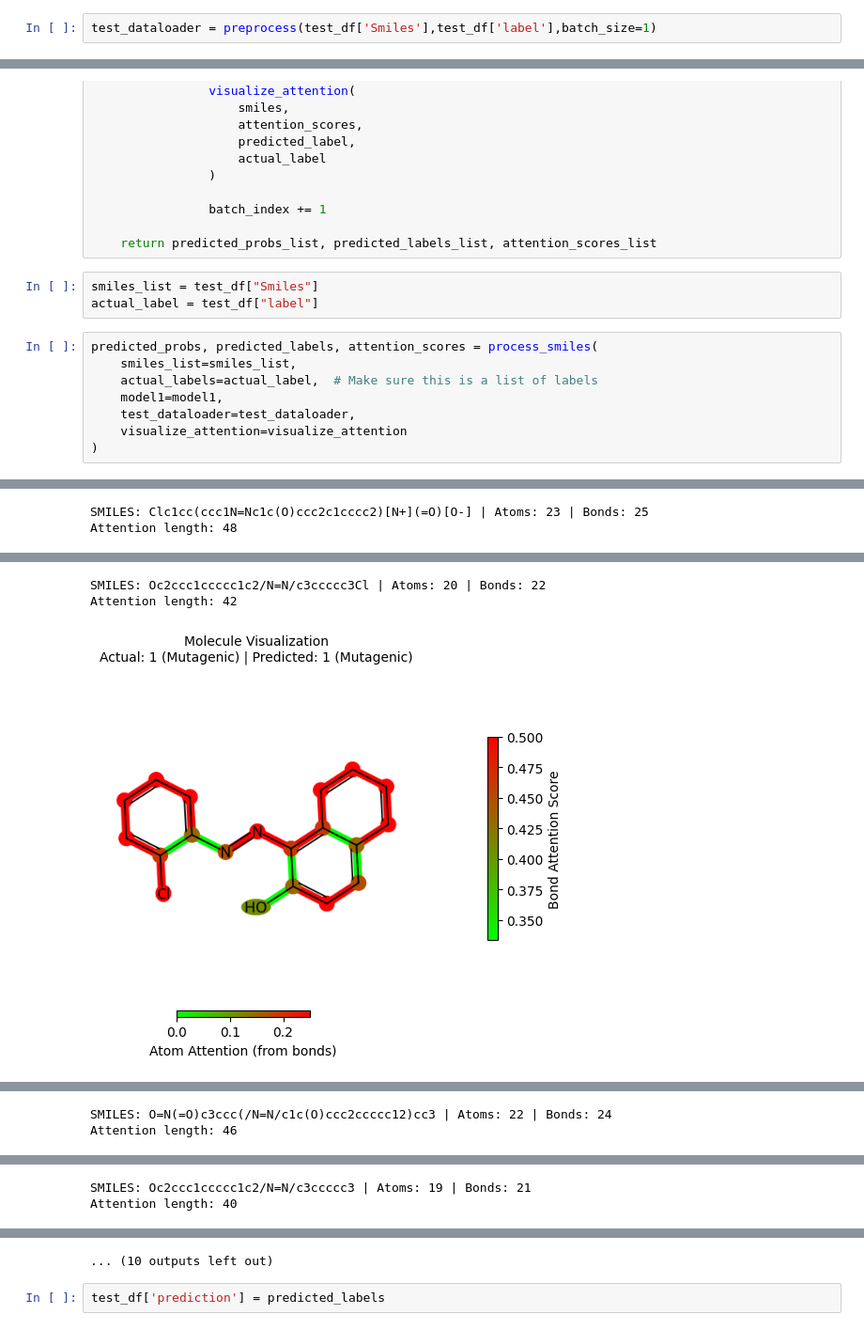
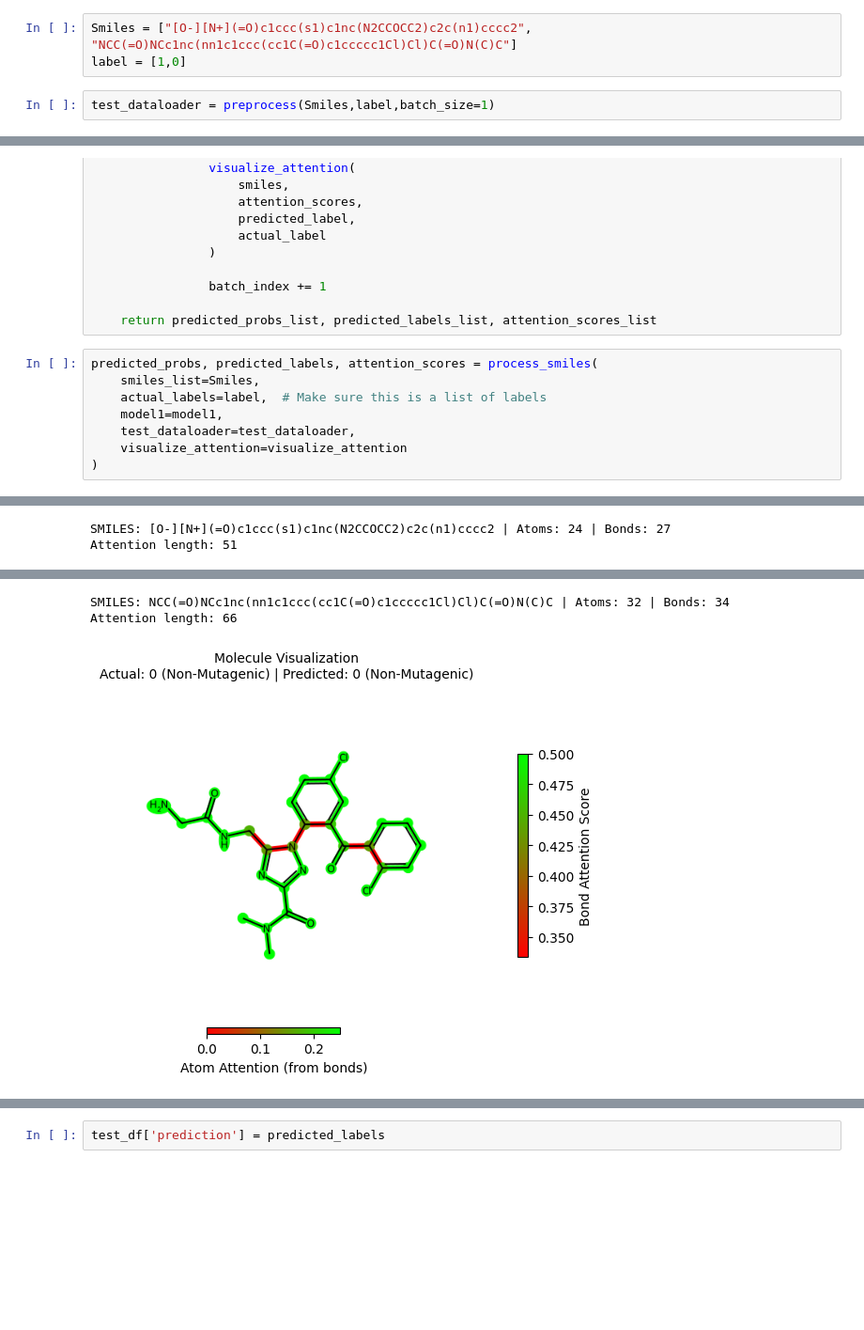
Before and after one commit to PozeSCAF/Poze-AMES, a Jupyter notebook: inference.ipynb, the cells around one changed output, grey strips where cells are left out. Shown at 94% size. Saved outputs shown, nothing was run; the diff lists cells and outputs as text; blank space fills up the shorter version.

```diff
--- a/inference.ipynb
+++ b/inference.ipynb
@@ -78,6 +78,10 @@ def preprocess(smiles,labels=None,batch_size=None,shuffle=None,generator=None):
     # generator=torch.Generator().manual_seed(42)
 )
     return combined_dataloader
+# %%
+Smiles = ["[O-][N+](=O)c1ccc(s1)c1nc(N2CCOCC2)c2c(n1)cccc2",
+"NCC(=O)NCc1nc(nn1c1ccc(cc1C(=O)c1ccccc1Cl)Cl)C(=O)N(C)C"]
+label = [1,0]
 # %%
-test_dataloader = preprocess(test_df['Smiles'],test_df['label'],batch_size=1)
+test_dataloader = preprocess(Smiles,label,batch_size=1)
 # %% [output]
@@ -356,13 +360,10 @@ def process_smiles(smiles_list, actual_labels, model1, test_dataloader, visualiz
                 batch_index += 1
 
     return predicted_probs_list, predicted_labels_list, attention_scores_list
-# %%
-smiles_list = test_df["Smiles"]
-actual_label = test_df["label"]
 # %%
 predicted_probs, predicted_labels, attention_scores = process_smiles(
-    smiles_list=smiles_list,
-    actual_labels=actual_label,  # Make sure this is a list of labels
+    smiles_list=Smiles,
+    actual_labels=label,  # Make sure this is a list of labels
     model1=model1,
     test_dataloader=test_dataloader,
     visualize_attention=visualize_attention
@@ -378,2 +379,2 @@ predicted_probs, predicted_labels, attention_scores = process_smiles(
-SMILES: Clc1cc(ccc1N=Nc1c(O)ccc2c1cccc2)[N+](=O)[O-] | Atoms: 23 | Bonds: 25
-Attention length: 48
+SMILES: [O-][N+](=O)c1ccc(s1)c1nc(N2CCOCC2)c2c(n1)cccc2 | Atoms: 24 | Bonds: 27
+Attention length: 51
@@ -388,3 +389,3 @@ Attention length: 48
-SMILES: Oc2ccc1ccccc1c2/N=N/c3ccccc3Cl | Atoms: 20 | Bonds: 22
-Attention length: 42
+SMILES: NCC(=O)NCc1nc(nn1c1ccc(cc1C(=O)c1ccccc1Cl)Cl)C(=O)N(C)C | Atoms: 32 | Bonds: 34
+Attention length: 66
-[figure, old version]
+[figure, new version]
@@ -398,2 +391,0 @@ Attention length: 42
-SMILES: O=N(=O)c3ccc(/N=N/c1c(O)ccc2ccccc12)cc3 | Atoms: 22 | Bonds: 24
-Attention length: 46
@@ -401,2 +391,0 @@ Attention length: 46
-SMILES: Oc2ccc1ccccc1c2/N=N/c3ccccc3 | Atoms: 19 | Bonds: 21
-Attention length: 40
@@ -411,4 +392,3 @@ Attention length: 40
-... (10 outputs left out)
 # %%
 test_df['prediction'] = predicted_labels
 # %%
```
Also changed, not shown: parts of 5 cells of this notebook.
